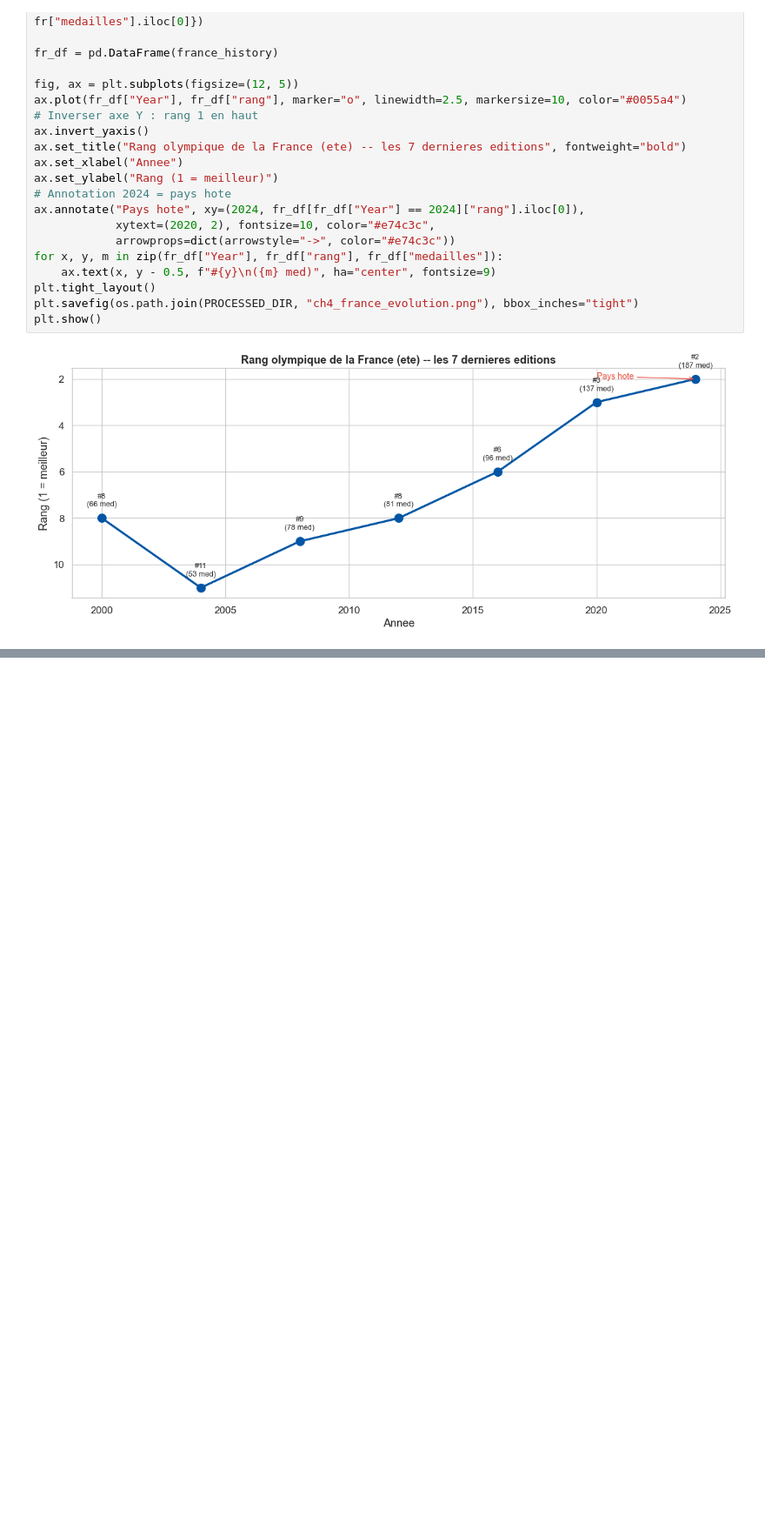
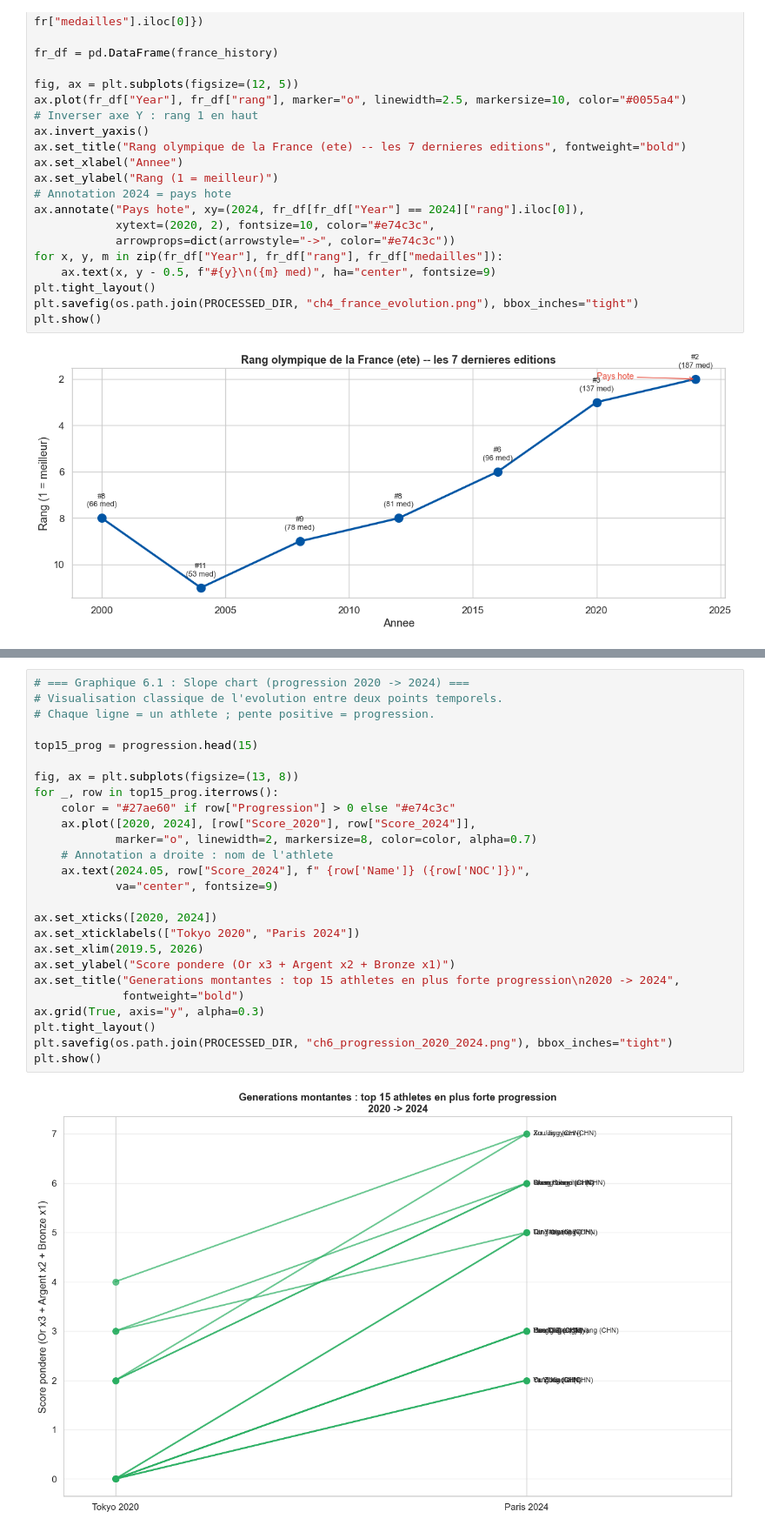
Before and after one commit to Nicolas69123/jo-2028-predictions, a Jupyter notebook: notebooks/04_exploration.ipynb, the cells around one changed output, grey strips where cells are left out. Shown at 87% size. Saved outputs shown, nothing was run; the diff lists cells and outputs as text; blank space fills up the shorter version.

```diff
--- a/notebooks/04_exploration.ipynb
+++ b/notebooks/04_exploration.ipynb
@@ -566,0 +794,28 @@ soin dans une PR dediee.
+# %%
+# === Graphique 6.1 : Slope chart (progression 2020 -> 2024) ===
+# Visualisation classique de l'evolution entre deux points temporels.
+# Chaque ligne = un athlete ; pente positive = progression.
+
+top15_prog = progression.head(15)
+
+fig, ax = plt.subplots(figsize=(13, 8))
+for _, row in top15_prog.iterrows():
+    color = "#27ae60" if row["Progression"] > 0 else "#e74c3c"
+    ax.plot([2020, 2024], [row["Score_2020"], row["Score_2024"]],
+            marker="o", linewidth=2, markersize=8, color=color, alpha=0.7)
+    # Annotation a droite : nom de l'athlete
+    ax.text(2024.05, row["Score_2024"], f" {row['Name']} ({row['NOC']})",
+            va="center", fontsize=9)
+
+ax.set_xticks([2020, 2024])
+ax.set_xticklabels(["Tokyo 2020", "Paris 2024"])
+ax.set_xlim(2019.5, 2026)
+ax.set_ylabel("Score pondere (Or x3 + Argent x2 + Bronze x1)")
+ax.set_title("Generations montantes : top 15 athletes en plus forte progression\n2020 -> 2024",
+             fontweight="bold")
+ax.grid(True, axis="y", alpha=0.3)
+plt.tight_layout()
+plt.savefig(os.path.join(PROCESSED_DIR, "ch6_progression_2020_2024.png"), bbox_inches="tight")
+plt.show()
+# %% [output]
+[figure, added]
```
Also changed, not shown: parts of 13 cells of this notebook.
